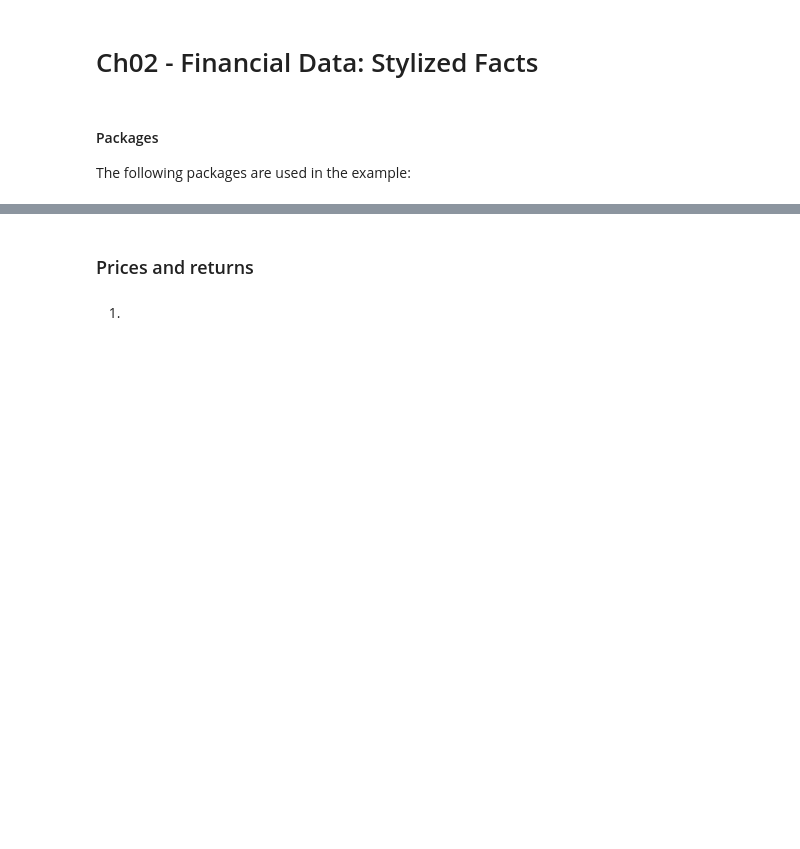
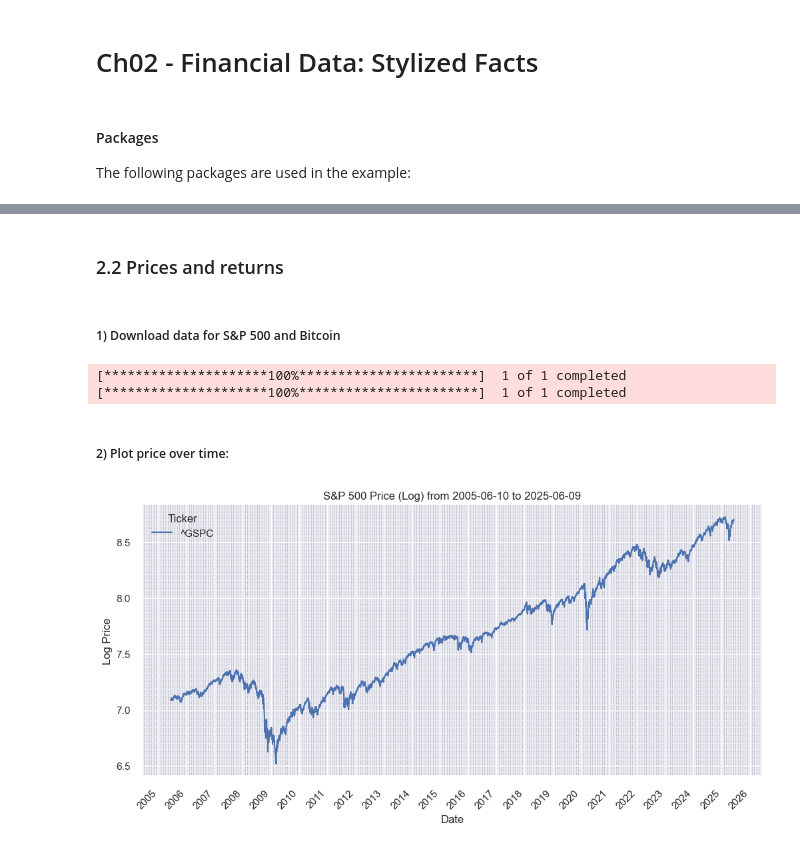
Before and after one commit to gqjimmyz/Portfolio_Optimization, a Jupyter notebook: code/ch02-demo-stylized-facts.ipynb, the cells around one changed output, grey strips where cells are left out. Drawn from its saved outputs; the diff is of its cells as text; code cells hidden in the pictures; blank space fills up the shorter version.

Commit message:
update the plot for 2.2

```diff
--- a/code/ch02-demo-stylized-facts.ipynb
+++ b/code/ch02-demo-stylized-facts.ipynb
@@ -25,4 +33,39 @@ from statsmodels.graphics.tsaplots import plot_acf, plot_pacf
 # %% [markdown]
-### Prices and returns
+### 2.2 Prices and returns
 # %% [markdown]
-1.
+##### 1) Download data for S&P 500 and Bitcoin
+# %%
+# S&P 500 data
+sp500 = yf.download('^GSPC', period='20y', auto_adjust=True)
+sp500_prices = sp500['Close']
+
+# Bitcoin data
+btc = yf.download('BTC-USD', period='5y', auto_adjust=True)
+btc_prices = btc['Close']
+# %% [output]
+[*********************100%***********************]  1 of 1 completed
+[*********************100%***********************]  1 of 1 completed
+# %% [markdown]
+##### 2) Plot  price over time:
+# %%
+# Get start and end dates as strings
+start_date = sp500_prices.index.min().strftime('%Y-%m-%d')
+end_date = sp500_prices.index.max().strftime('%Y-%m-%d')
+
+fig, ax = plt.subplots(figsize=(12,6))
+np.log(sp500_prices).plot(ax=ax)
+ax.set_title(f"S&P 500 Price (Log) from {start_date} to {end_date}")
+
+# X and Y axis formatting
+ax.xaxis.set_major_locator(mdates.YearLocator(1))
+ax.xaxis.set_major_formatter(mdates.DateFormatter('%Y'))
+ax.xaxis.set_minor_locator(mdates.MonthLocator())
+plt.setp(ax.get_xticklabels(), rotation=45)
+ax.set_ylabel('Log Price')
+
+ax.grid(which='major', linestyle='-', linewidth=0.75)
+ax.grid(which='minor', linestyle=':', linewidth=0.5, color='gray')
+
+plt.show()
+# %% [output]
+[figure, added]
```
Also changed, not shown: parts of 3 cells of this notebook.
